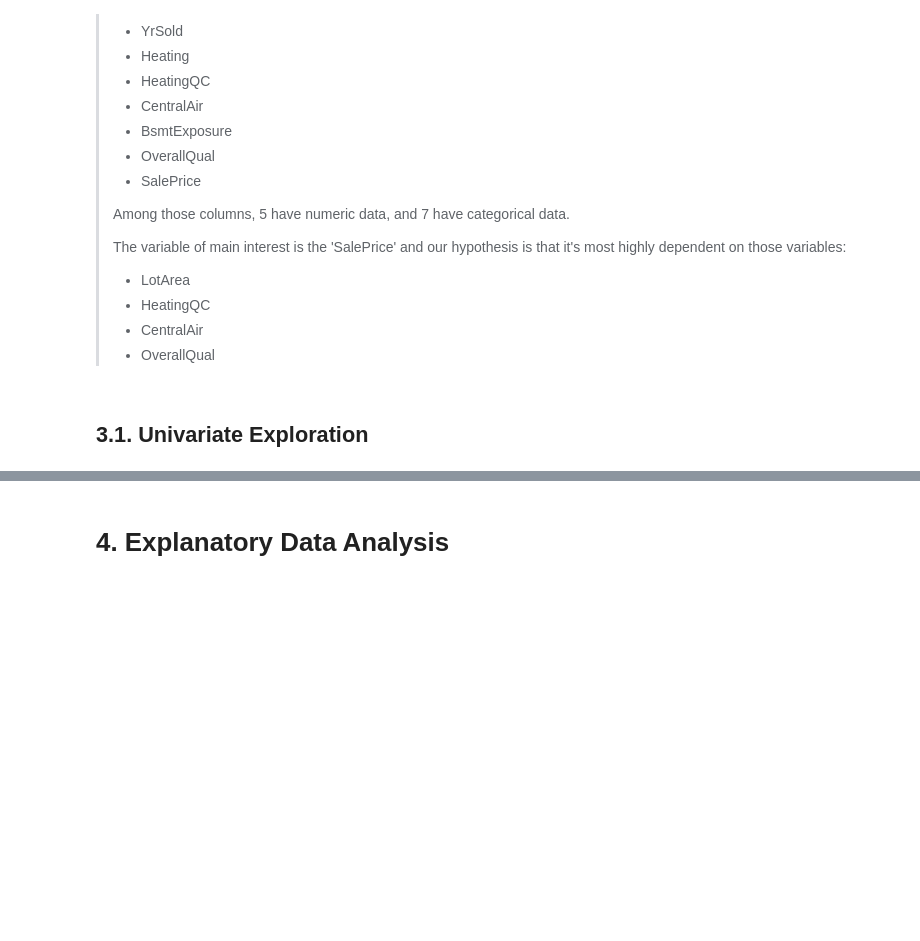
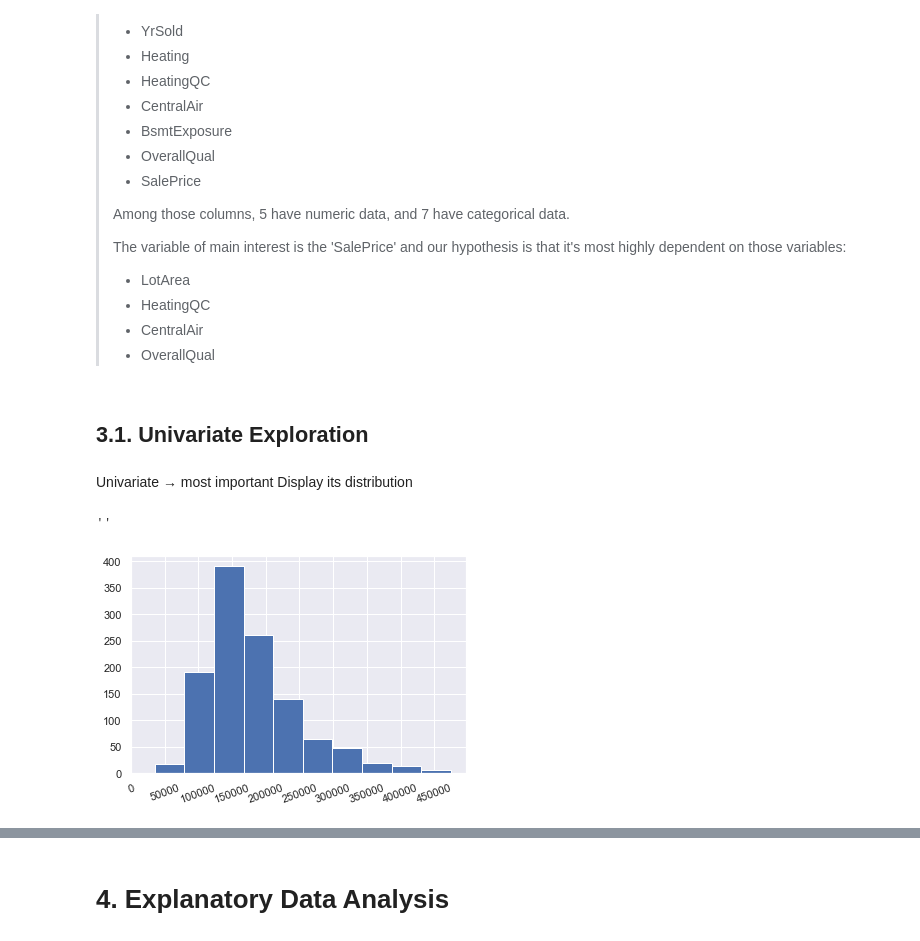
Before and after one commit to Moaaz-Mahmoud/Third-Year-Electrical-Testing-3A, a Jupyter notebook: class-3-data_analysis_and_ml/house-pricing/src.ipynb, the cells around one changed output, grey strips where cells are left out. Drawn from its saved outputs; the diff is of its cells as text; code cells hidden in the pictures; blank space fills up the shorter version.

```diff
--- a/class-3-data_analysis_and_ml/house-pricing/src.ipynb
+++ b/class-3-data_analysis_and_ml/house-pricing/src.ipynb
@@ -306,3 +306,13 @@ memory usage: 117.2+ KB
 > - OverallQual
 # %% [markdown]
 ## 3.1. Univariate Exploration
+# %% [markdown]
+Univariate → most important
+Display its distribution
+# %%
+plt.hist(data=df, x='SalePrice')
+plt.xticks(np.arange(0, 500e3, 50e3), rotation=20)
+;
+# %% [output]
+''
+[figure, added]
```
Also changed, not shown: parts of 23 cells of this notebook.
